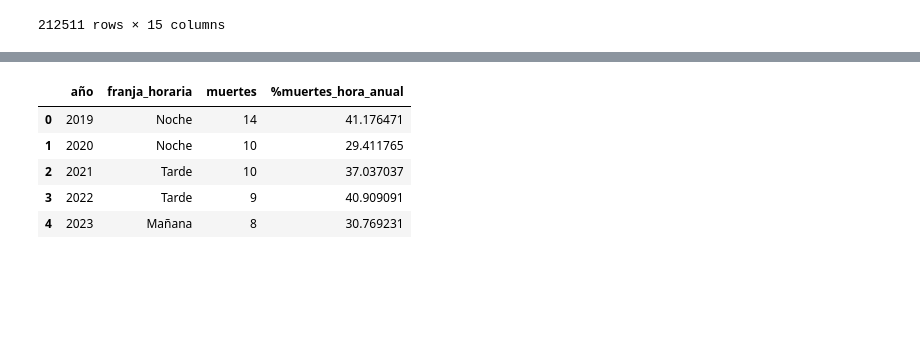
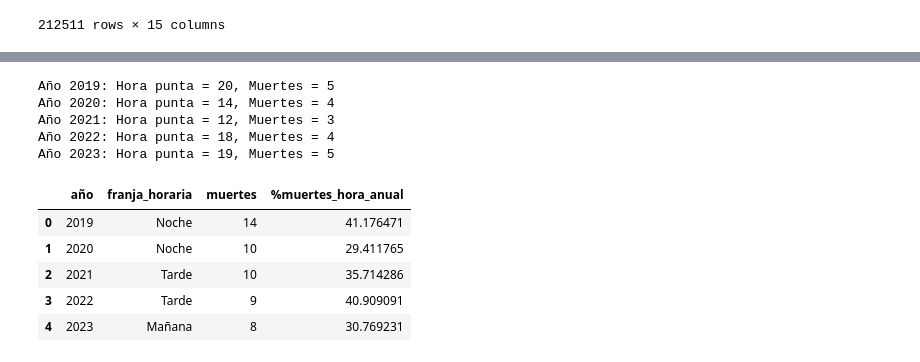
Before and after one commit to Porpi01/Madrid-traffic-accidents-analysis, a Jupyter notebook: Madrid_traffic_accidents.ipynb, the cells around one changed output, grey strips where cells are left out. Saved outputs shown, nothing was run; the diff lists cells and outputs as text; code cells hidden in the pictures; blank space fills up the shorter version.

```diff
--- a/Madrid_traffic_accidents.ipynb
+++ b/Madrid_traffic_accidents.ipynb
@@ -91,16 +83,13 @@ accidentes.loc[:, "condiciones_meteorológicas"] = accidentes.loc[:, "condicione
 # %%
 # Muertes por año
 
-accidentes.loc[:,"año"] = accidentes.loc[:,"fecha"].dt.year
-
-asistencia_sanitaria = accidentes.loc[:,"lesividad"].unique()
-
-accidentes.loc[:,"muertes"] = accidentes.loc[:,"lesividad"] == "Fallecido 24 horas"
+accidentes["año"] = accidentes["fecha"].dt.year
+asistencia_sanitaria = accidentes["lesividad"].unique()
+accidentes["muertes"] = accidentes["lesividad"] == "Fallecido 24 horas"
 muerte_anual = accidentes.groupby("año")[["muertes"]].sum().reset_index()
 
-# accidentes["mes"] = accidentes["fecha"].dt.month
-# muerte_mes = accidentes.groupby(["mes","año"])[[:,"muertes"]].sum().reset_index()
 
-total_muertes = accidentes.loc[:,"muertes"].sum()
-total_muertes
+total_muertes = accidentes["muertes"].sum()
+
+muerte_anual
 # %% [output]
@@ -108,46 +112,73 @@ np.int64(143)
 # %%
 # Muertes por hora
 
+# Función para asignar franjas horarias según la hora
 def franja_horaria(hora):
     if 0 <= hora < 7:
         return "Madrugada"
     elif 7 <= hora < 12:
         return "Mañana"
     elif 12 <= hora < 19:
         return "Tarde"
     else:
         return "Noche"
 
-# Extraer hora como int
-accidentes['hora_int'] = accidentes.loc[:,'hora_24h'].str.split(':').str[0].astype(float)
 
-# Crear la columna franja_horaria aplicando la función
-accidentes['franja_horaria'] = accidentes.loc[:,'hora_int'].apply(franja_horaria)
+# Extraer la hora en formato entero desde la columna 'hora_24h'
+accidentes['hora_int'] = accidentes.loc[:, 'hora_24h'].str.split(':').str[0].astype(int)
 
-# Agrupar muertes por año y franja horaria
-muertes_por_franja_horaria = accidentes.groupby(['año', 'franja_horaria'])[['muertes']].sum().reset_index()
+# Crear nueva columna 'franja_horaria' aplicando la función a la columna de horas enteras
+accidentes['franja_horaria'] = accidentes.loc[:, 'hora_int'].apply(franja_horaria)
 
-# # Definir orden lógico de las franjas horarias
-# muertes_por_franja_horaria["franja_horaria"] = pd.Categorical(
-#     muertes_por_franja_horaria["franja_horaria"],
-#     ordered=True,
-#     categories=["Madrugada", "Mañana", "Tarde", "Noche"]
-# )
+# Agrupar las muertes por año y franja horaria, sumando la cantidad de muertes para cada grupo
+muertes_por_año_franja_horaria = accidentes.groupby(['año', 'franja_horaria'])['muertes'].sum().reset_index()
 
-# Calcular total de muertes por año segun franja horaria 34
-total_muertes_por_año = muertes_por_franja_horaria.groupby('año')['muertes'].transform('sum') #Cada fila conserva su posición, pero con el valor de la suma total del grupo correspondiente.
+# Agrupar muertes por año y hora exacta, sumando las muertes por cada hora de cada año
+muertes_por_año_hora = accidentes.groupby(['año', 'hora_int'])['muertes'].sum().reset_index()
 
-# Añadir columna con porcentaje de muertes respecto al total de cada año  6/34 para 2019
-muertes_por_franja_horaria['%muertes_hora_anual'] = (muertes_por_franja_horaria['muertes'] / total_muertes_por_año) * 100
+años = [2019, 2020, 2021, 2022, 2023]
 
-idx_max = muertes_por_franja_horaria.groupby('año')['%muertes_hora_anual'].idxmax()
-franja_horaria_mas_muertes = muertes_por_franja_horaria.loc[idx_max].reset_index(drop=True)
+# Bucle que itera por cada año, filtra las filas de ese año y encuentra la hora con más muertes
+for año in años:
+    df_filtrado = muertes_por_año_hora[muertes_por_año_hora['año'] == año]
+    idx_max = df_filtrado['muertes'].idxmax()
+    fila_max = df_filtrado.loc[idx_max]
+    print(f"Año {año}: Hora punta = {fila_max['hora_int']}, Muertes = {fila_max['muertes']}")
 
+
+
+# Opcional: definir un orden lógico para la columna 'franja_horaria'
+# Esto ayuda a mantener el orden correcto (Madrugada, Mañana, Tarde, Noche) en tablas o gráficos
+muertes_por_año_franja_horaria["franja_horaria"] = pd.Categorical(
+    muertes_por_año_franja_horaria["franja_horaria"],
+    categories=["Madrugada", "Mañana", "Tarde", "Noche"],
+    ordered=True
+)
+
+# Calcular el total de muertes por cada año para usar en el cálculo de porcentaje
+# 'transform' mantiene el mismo tamaño del DataFrame pero con el total por grupo (año)
+total_muertes_por_año = muertes_por_año_franja_horaria.groupby('año')['muertes'].transform('sum')
+
+# Crear nueva columna con el porcentaje de muertes de cada franja horaria respecto al total de muertes de ese año
+muertes_por_año_franja_horaria['%muertes_hora_anual'] = (muertes_por_año_franja_horaria['muertes'] / total_muertes_por_año) * 100
+
+# Encontrar el índice de la franja horaria con mayor porcentaje de muertes por cada año
+idx_max = muertes_por_año_franja_horaria.groupby('año')['%muertes_hora_anual'].idxmax()
+
+# Obtener las filas correspondientes a esas franjas horarias para cada año
+franja_horaria_mas_muertes = muertes_por_año_franja_horaria.loc[idx_max].reset_index(drop=True)
+
+# Mostrar la tabla con la franja horaria que más muertes tuvo por cada año
 franja_horaria_mas_muertes
 # %% [output]
+Año 2019: Hora punta = 20, Muertes = 5
+Año 2020: Hora punta = 14, Muertes = 4
+Año 2021: Hora punta = 12, Muertes = 3
+Año 2022: Hora punta = 18, Muertes = 4
+Año 2023: Hora punta = 19, Muertes = 5
 |  | año | franja_horaria | muertes | %muertes_hora_anual |
 | 0 | 2019 | Noche | 14 | 41.176471 |
 | 1 | 2020 | Noche | 10 | 29.411765 |
-| 2 | 2021 | Tarde | 10 | 37.037037 |
+| 2 | 2021 | Tarde | 10 | 35.714286 |
 | 3 | 2022 | Tarde | 9 | 40.909091 |
 | 4 | 2023 | Mañana | 8 | 30.769231 |
```
Also changed, not shown: parts of 11 cells of this notebook, 1 other file.
